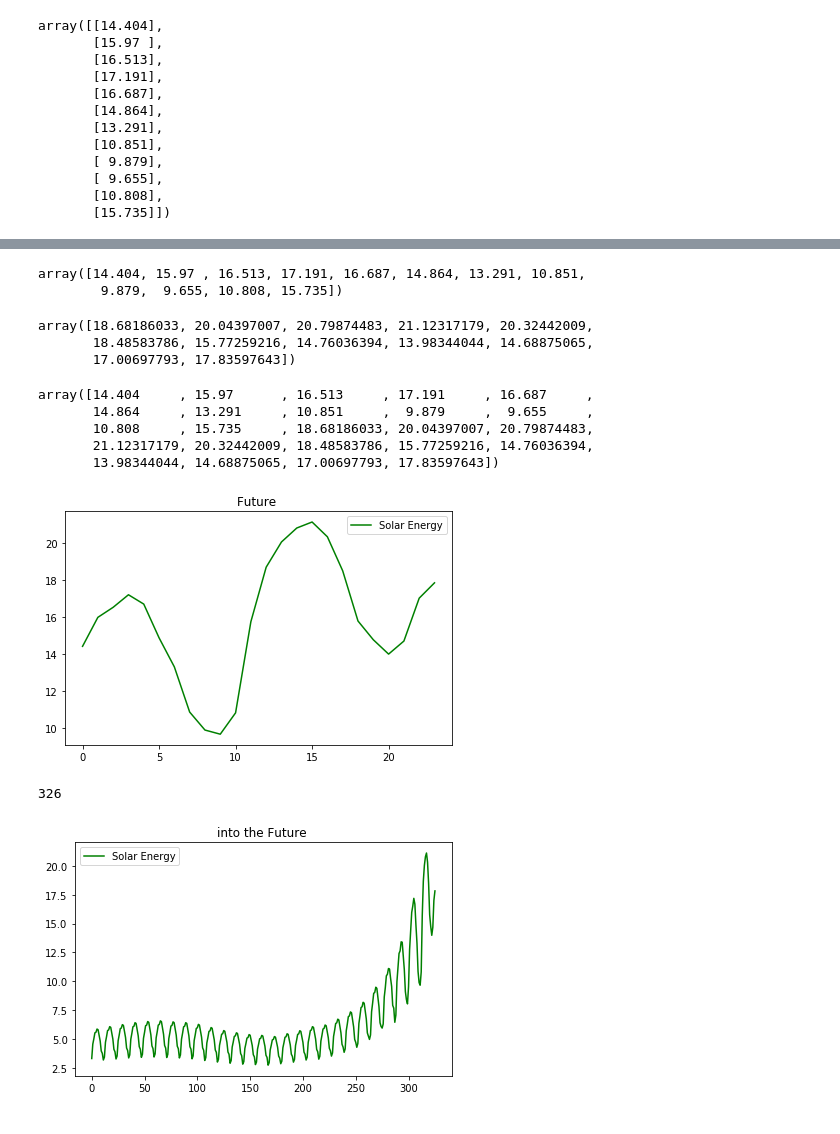
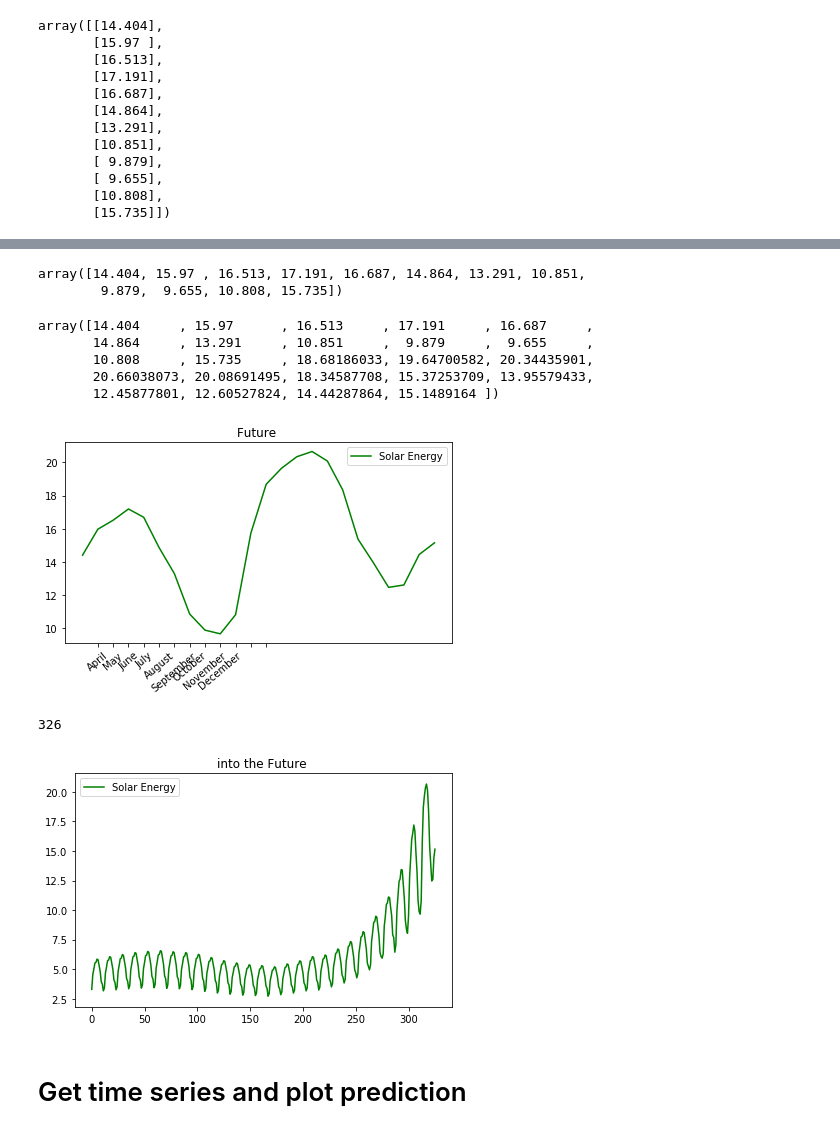
Before and after one commit to gvo34/energy-solar, a Jupyter notebook: static/notebooks/model/MLP_model4_predict.ipynb, the cells around one changed output, grey strips where cells are left out. Drawn from its saved outputs; the diff is of its cells as text; code cells hidden in the pictures.

Commit message:
cleanup MLP predict notebook

```diff
--- a/static/notebooks/model/MLP_model4_predict.ipynb
+++ b/static/notebooks/model/MLP_model4_predict.ipynb
@@ -318,0 +331,3 @@ future_values = y_scaler.inverse_transform(y_predict)
+# %%
+# To get rel values we revers the scaling
+future_values = y_scaler.inverse_transform(y_predict2)
@@ -319,17 +340,11 @@ future_values = y_scaler.inverse_transform(y_predict)
 # %%
 values = y_test.reshape(-1)
-# %%
-
-values
-# %% [output]
-array([14.404, 15.97 , 16.513, 17.191, 16.687, 14.864, 13.291, 10.851,
-        9.879,  9.655, 10.808, 15.735])
-# %%
-future_values
-# %% [output]
-array([18.68186033, 20.04397007, 20.79874483, 21.12317179, 20.32442009,
-       18.48583786, 15.77259216, 14.76036394, 13.98344044, 14.68875065,
-       17.00697793, 17.83597643])
+# %%
+# The un-scaled test values to compare
+values
+# %% [output]
+array([14.404, 15.97 , 16.513, 17.191, 16.687, 14.864, 13.291, 10.851,
+        9.879,  9.655, 10.808, 15.735])
 # %%
 to_plot = np.append(values,future_values)
 # %%
@@ -337,21 +352,21 @@ to_plot
 # %% [output]
 array([14.404     , 15.97      , 16.513     , 17.191     , 16.687     ,
        14.864     , 13.291     , 10.851     ,  9.879     ,  9.655     ,
-       10.808     , 15.735     , 18.68186033, 20.04397007, 20.79874483,
-       21.12317179, 20.32442009, 18.48583786, 15.77259216, 14.76036394,
-       13.98344044, 14.68875065, 17.00697793, 17.83597643])
+       10.808     , 15.735     , 18.68186033, 19.64700582, 20.34435901,
+       20.66038073, 20.08691495, 18.34587708, 15.37253709, 13.95579433,
+       12.45877801, 12.60527824, 14.44287864, 15.1489164 ])
 # %%
-import calendar
+# also reverse the scaling of test values to compare
 
 plt.plot(to_plot, color='green')
 plt.legend(['Solar Energy'], loc='best')
 plt.title("Future ")
-# plt.xticks(1+np.arange(12), calendar.month_name[1:13], rotation=40)
+plt.xticks(1+np.arange(12), calendar.month_name[4:13], rotation=40)
 # Save our graph
 plt.tight_layout()
 #plt.savefig("static/images/MLPmodel"+ history +".png")
 plt.show()
 # %% [output]
-[figure, old version]
+[figure, new version]
 # %%
 train_plot = y_train.reshape(-1)
@@ -360,4 +372,0 @@ all_plot = np.append(train_plot,to_plot)
-# %%
-len(all_plot)
-# %% [output]
-326
@@ -364,3 +376,8 @@ len(all_plot)
+# %%
+# get all observatiosn plus the predictions
+len(all_plot)
+# %% [output]
+326
 # %%
 plt.plot(all_plot, color='green')
 plt.legend(['Solar Energy'], loc='best')
@@ -370,5 +387,7 @@ plt.tight_layout()
 #plt.savefig("static/images/MLPmodel"+ history +".png")
 plt.show()
 # %% [output]
-[figure, old version]
+[figure, new version]
+# %% [markdown]
+# Get time series and plot prediction
 # %%
```
Also changed, not shown: parts of 32 cells of this notebook, 8 other files.
